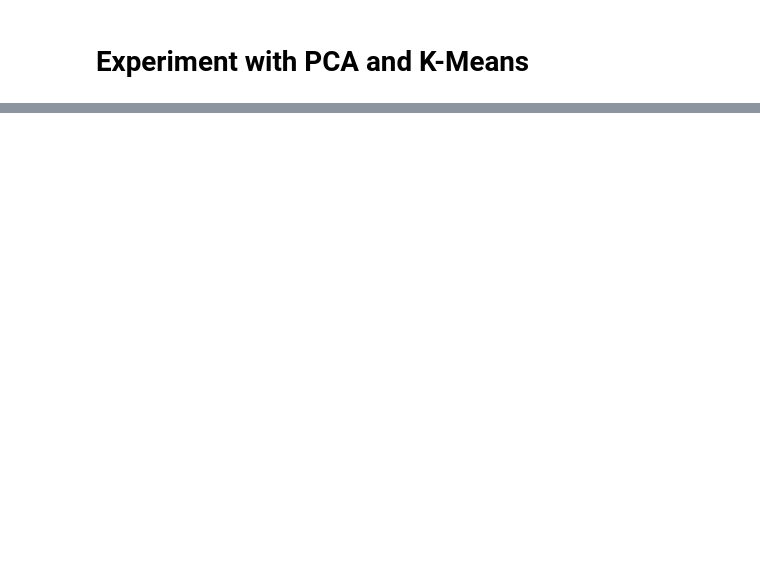
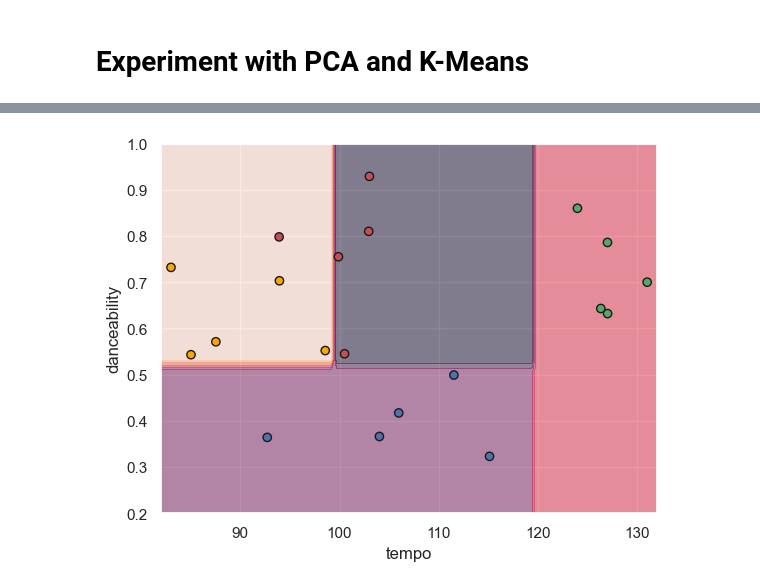
Before and after one commit to dhunstack/asmc-spotify-analysis, a Jupyter notebook: Spotify-K-Means-Decision-Trees.ipynb, the cells around one changed output, grey strips where cells are left out. Saved outputs shown, nothing was run; the diff lists cells and outputs as text; code cells hidden in the pictures; blank space fills up the shorter version.

```diff
--- a/Spotify-K-Means-Decision-Trees.ipynb
+++ b/Spotify-K-Means-Decision-Trees.ipynb
@@ -396,0 +419,25 @@ PCA2D_KMeans(df_X, train_cat_sub, "Handpicked Features")
+# %%
+from sklearn.inspection import DecisionBoundaryDisplay
+
+clf_2d = DecisionTreeClassifier(max_depth=3, random_state=2)
+clf_2d.fit(df_X_train[["tempo", "danceability"]], categories)
+
+# Plot Decision Boundary
+disp = DecisionBoundaryDisplay.from_estimator(
+    clf_2d, df_X_train[["tempo", "danceability"]], response_method="predict",
+    xlabel="tempo", ylabel="danceability",
+    alpha=0.5,)
+
+# Plot on 2D scale
+xs = df_X_train["tempo"]
+ys = df_X_train["danceability"]
+
+# Make a scatter plot of xs and ys, using labels to define the colors
+palette={1:'r', 2:'b', 3:'g', 4:'orange'}
+colors = list(map(lambda x: palette[x], np.array(categories)))
+disp.ax_.scatter(xs, ys, c=colors, edgecolor="k")
+
+plt.ylim(0.2,1.0)
+plt.show()
+# %% [output]
+[figure, added]
```
Also changed, not shown: parts of 9 cells of this notebook.
